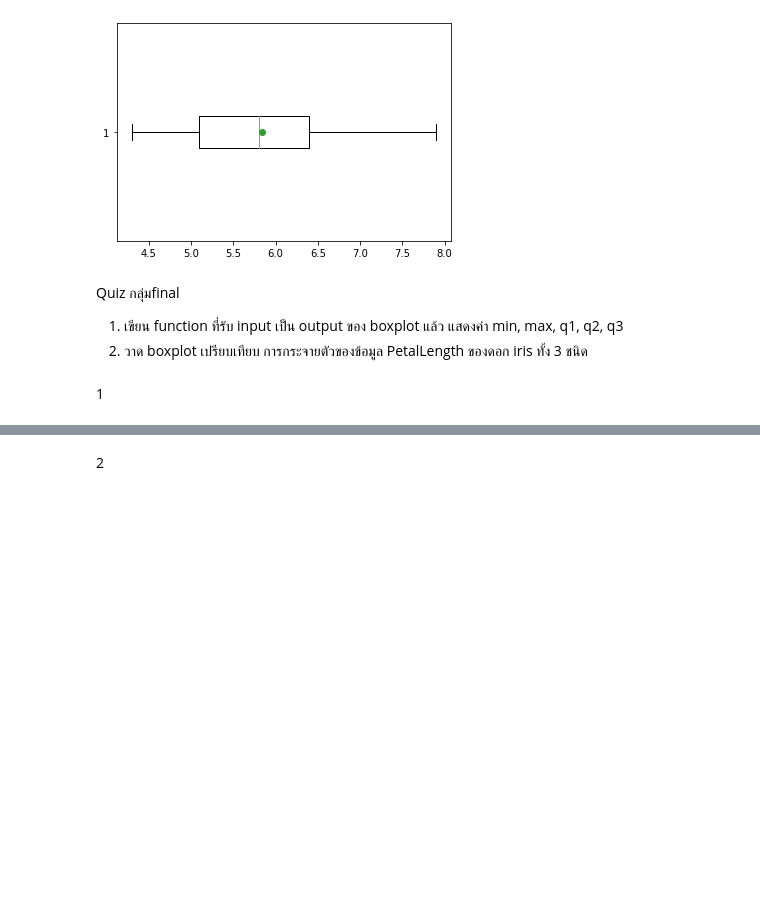
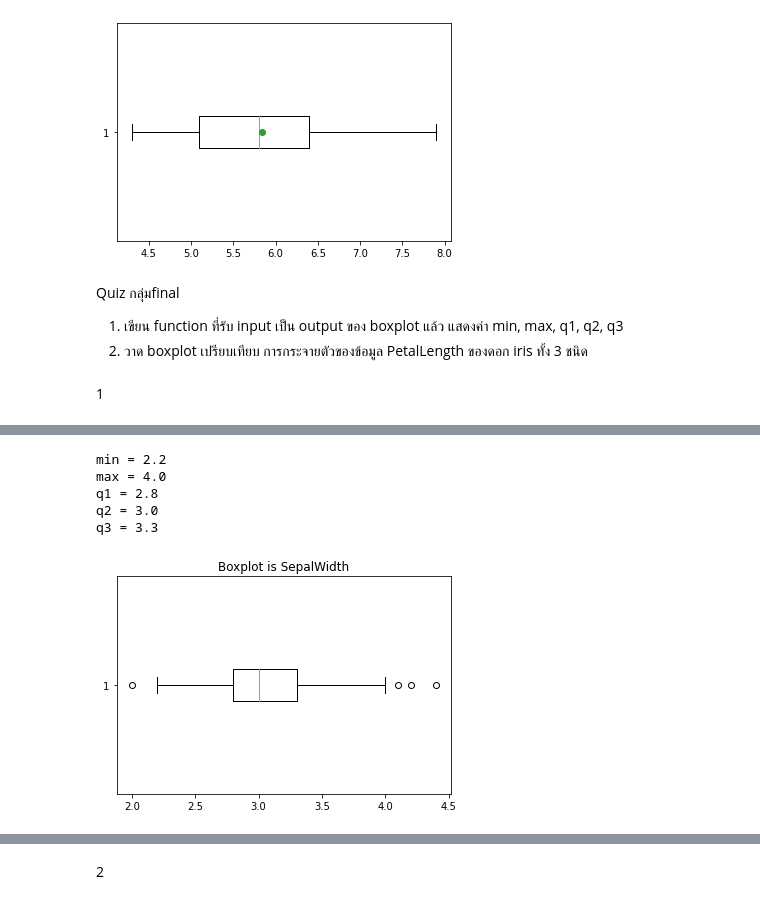
Before and after one commit to sitthatkaja/data_viz_2022, a Jupyter notebook: DataViz02_Data_Distribution_.ipynb, the cells around one changed output, grey strips where cells are left out. Saved outputs shown, nothing was run; the diff lists cells and outputs as text; code cells hidden in the pictures; blank space fills up the shorter version.

```diff
--- a/DataViz02_Data_Distribution_.ipynb
+++ b/DataViz02_Data_Distribution_.ipynb
@@ -315,0 +321,9 @@ q3 = 6.4
+# %%
+fb(df['SepalWidth'],'SepalWidth')
+# %% [output]
+min = 2.2
+max = 4.0
+q1 = 2.8
+q2 = 3.0
+q3 = 3.3
+[figure, added]
```
Also changed, not shown: parts of 10 cells of this notebook.
